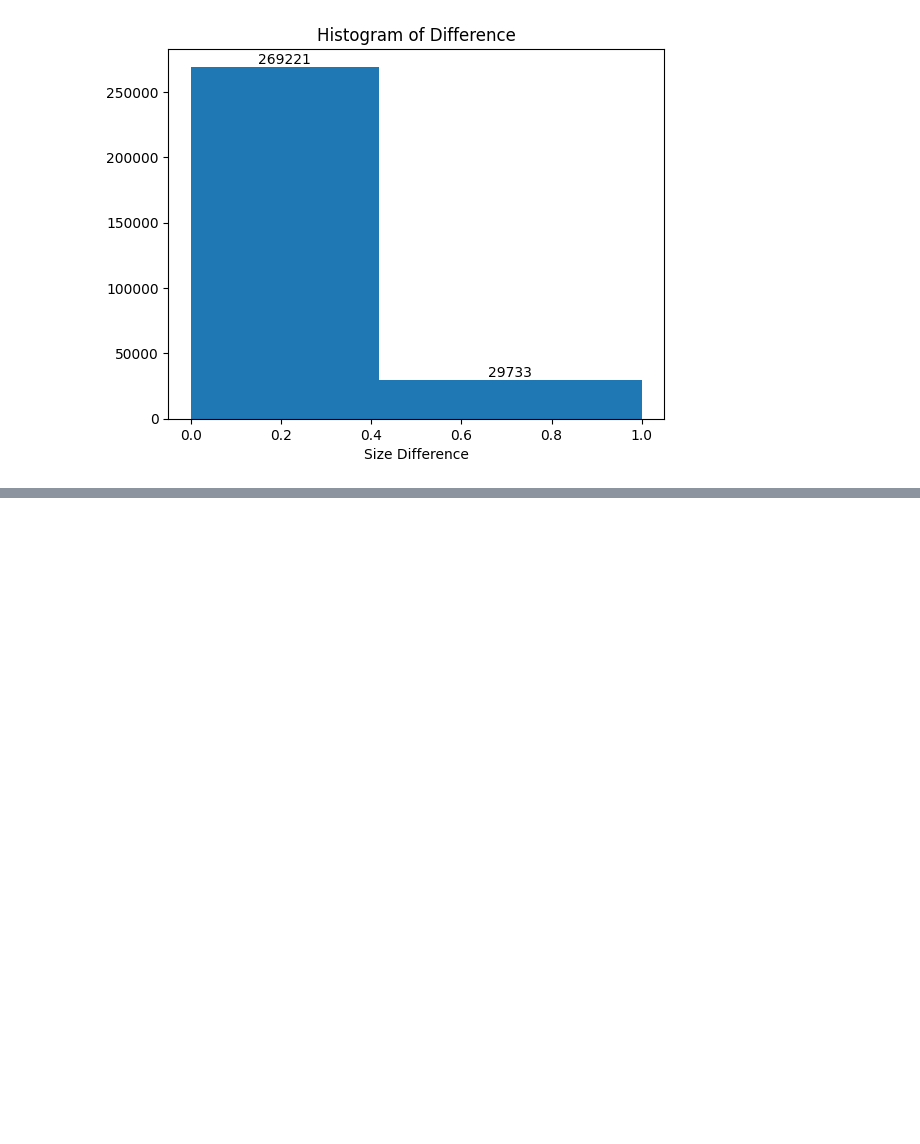
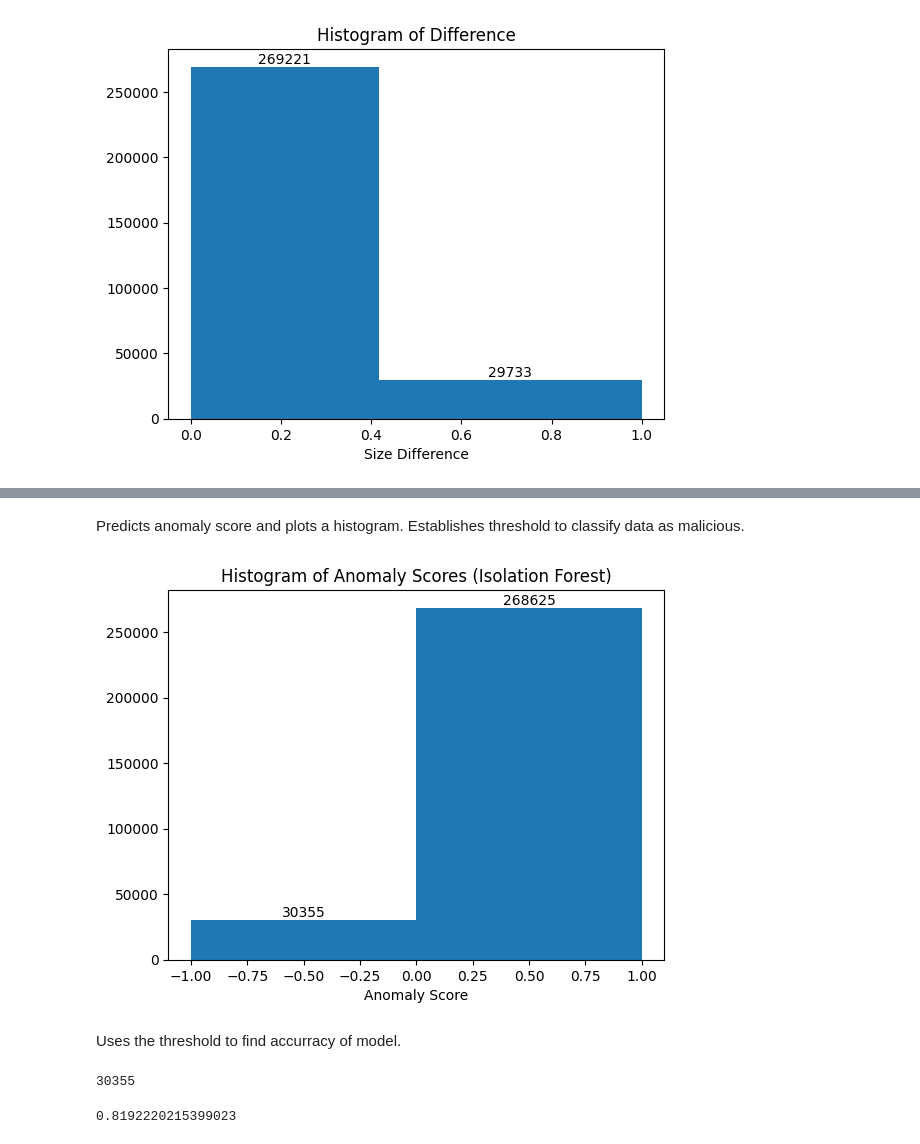
Before and after one commit to kaigomes7/insider_threat_detection, a Jupyter notebook: loader.ipynb, the cells around one changed output, grey strips where cells are left out. Saved outputs shown, nothing was run; the diff lists cells and outputs as text; code cells hidden in the pictures; blank space fills up the shorter version.

```diff
--- a/loader.ipynb
+++ b/loader.ipynb
@@ -357,0 +374,4 @@ plt.show()
+# %%
+one_class_svm = OneClassSVM(nu=0.1, kernel = 'rbf', gamma = 'auto', verbose=1)
+# %%
+one_class_svm.fit(X_train)
@@ -357,0 +388,2 @@ plt.show()
+# %%
+model=IsolationForest(n_estimators=100,max_samples='auto',random_state=42,contamination=float(.1),n_jobs=-1, max_features=9, verbose=True)
@@ -357,0 +392,3 @@ plt.show()
+# %%
+model.fit(X_train)
+print(model.get_params())
@@ -357,0 +400,17 @@ plt.show()
+# %% [markdown]
+Predicts anomaly score and plots a histogram. Establishes threshold to classify data as malicious.
+# %%
+anomaly_scores = model.predict(X_test)
+counts, edges, bars = plt.hist(anomaly_scores,bins=2)
+size_bar = plt.bar_label(bars)
+plt.title("Histogram of Anomaly Scores (Isolation Forest)")
+plt.xlabel("Anomaly Score")
+plt.show()
+# %% [output]
+[figure, added]
+# %% [markdown]
+Uses the threshold to find accurracy of model.
+# %%
+len(list(filter(lambda x: x < 0, anomaly_scores)))
+# %% [output]
+30355
@@ -357,0 +419,6 @@ plt.show()
+# %%
+thresh_classification = [0 if x < threshold else 1 for x in converted_anomaly_scores]
+accuracy = sum([1 if i == j else 0 for i, j in zip(converted_anomaly_scores, y_test)]) / len(y_test)
+accuracy
+# %% [output]
+0.8192220215399023
```
Also changed, not shown: parts of 20 cells of this notebook.
